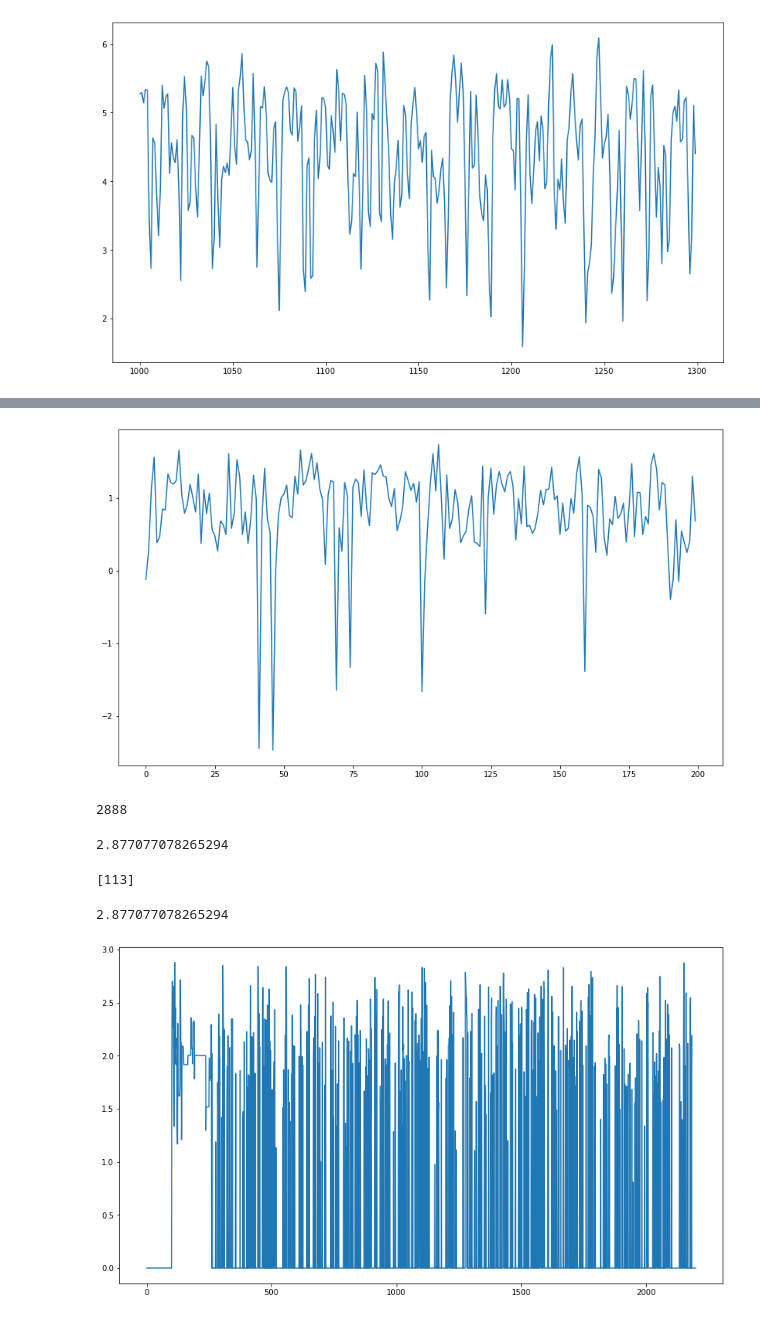
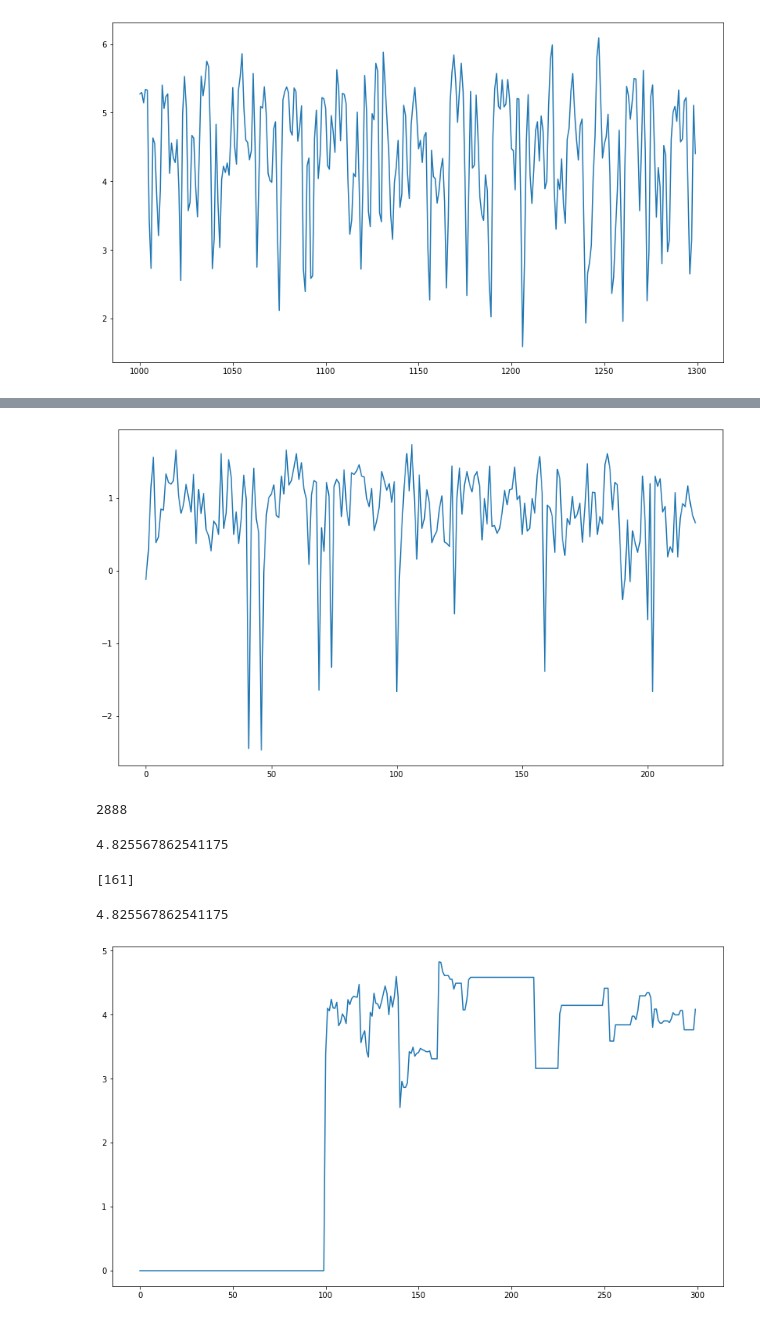
Before and after one commit to alextabac/TSAD_project, a Jupyter notebook: TSAD_DAMP_variants.ipynb, the cells around one changed output, grey strips where cells are left out. Drawn from its saved outputs; the diff is of its cells as text; code cells hidden in the pictures.

```diff
--- a/TSAD_DAMP_variants.ipynb
+++ b/TSAD_DAMP_variants.ipynb
@@ -448,7 +444,7 @@ from DAMP_V2 import DAMP_V2
 # %%
 damp = DAMP_V2({"lookahead": 100, "enable_output": True})
 # %%
-scor, pos, left_MP = damp.DAMP_2_0(TT, 10, 100)
+scor, pos, left_MP = damp.DAMP_2_0(TT, 20, 100)
 # %% [output]
 -----------------------------------------------
 Thank you for using DAMP.
@@ -472,9 +468,9 @@ Predicted discord score/position: 2.8770769782652943 / [113]
 # %%
 plt.figure(figsize=(14, 8))
-plt.plot(np.arange(0, 200), TT[:200])
+plt.plot(np.arange(0, 220), TT[:220])
 plt.show()
 # %% [output]
-[figure, old version]
+[figure, new version]
 # %%
 len(left_MP)
 # %% [output]
@@ -482,20 +478,20 @@ len(left_MP)
 # %%
 max(left_MP)
 # %% [output]
-2.877077078265294
+4.825567862541175
 # %%
 max_mp = np.where(left_MP == max(left_MP))
 print(max_mp[0])
 # %% [output]
-[113]
+[161]
 # %%
-left_MP[113]
+left_MP[161]
 # %% [output]
-2.877077078265294
+4.825567862541175
 # %%
 plt.figure(figsize=(14, 8))
-plt.plot(np.arange(0, 2200), left_MP[:2200])
+plt.plot(np.arange(0, 300), left_MP[:300])
 plt.show()
 # %% [output]
-[figure, old version]
+[figure, new version]
 # %%
```
Also changed, not shown: parts of 5 cells of this notebook.
